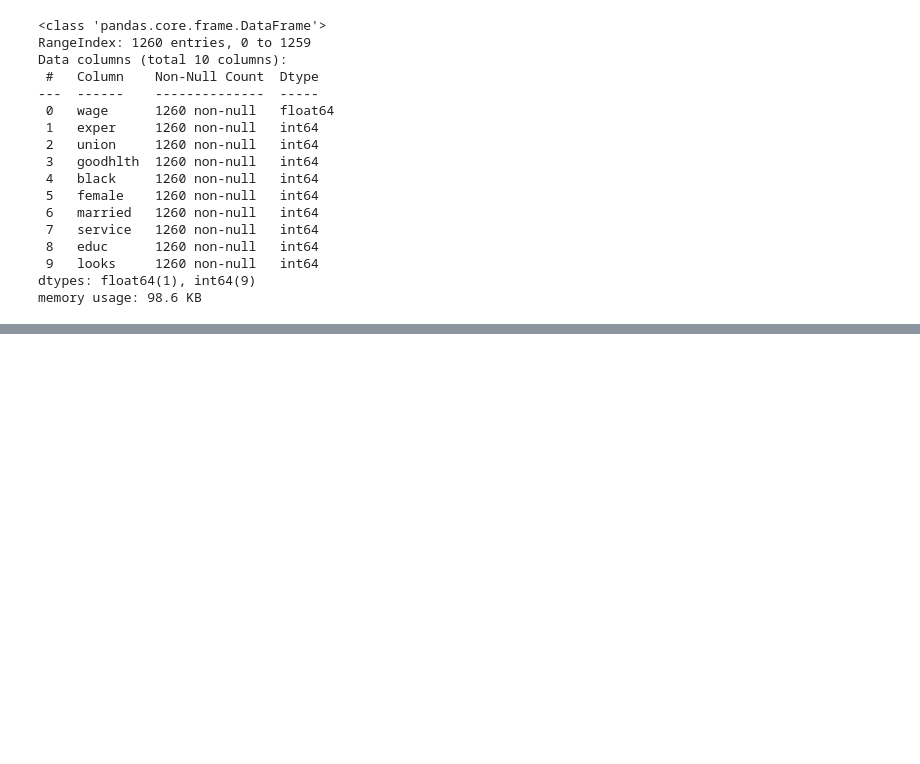
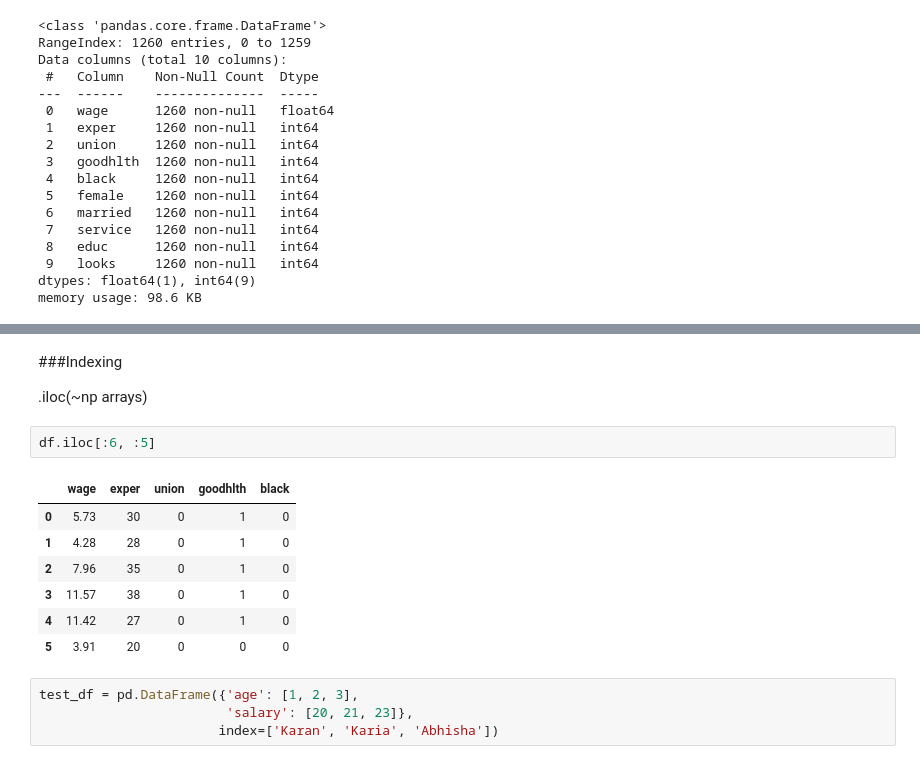
Before and after one commit to karanjogi/Practice, a Jupyter notebook: Lecture_01.ipynb, the cells around one changed output, grey strips where cells are left out. Drawn from its saved outputs; the diff is of its cells as text; blank space fills up the shorter version.

```diff
--- a/Lecture_01.ipynb
+++ b/Lecture_01.ipynb
@@ -68,0 +111,18 @@ df.describe()
+# %% [markdown]
+###Indexing
+
+.iloc(~np arrays)
+# %%
+df.iloc[:6, :5]
+# %% [output]
+|  | wage | exper | union | goodhlth | black |
+| 0 | 5.73 | 30 | 0 | 1 | 0 |
+| 1 | 4.28 | 28 | 0 | 1 | 0 |
+| 2 | 7.96 | 35 | 0 | 1 | 0 |
+| 3 | 11.57 | 38 | 0 | 1 | 0 |
+| 4 | 11.42 | 27 | 0 | 1 | 0 |
+| 5 | 3.91 | 20 | 0 | 0 | 0 |
+# %%
+test_df = pd.DataFrame({'age': [1, 2, 3],
+                        'salary': [20, 21, 23]},
+                       index=['Karan', 'Karia', 'Abhisha'])
```
Also changed, not shown: parts of 7 cells of this notebook.
